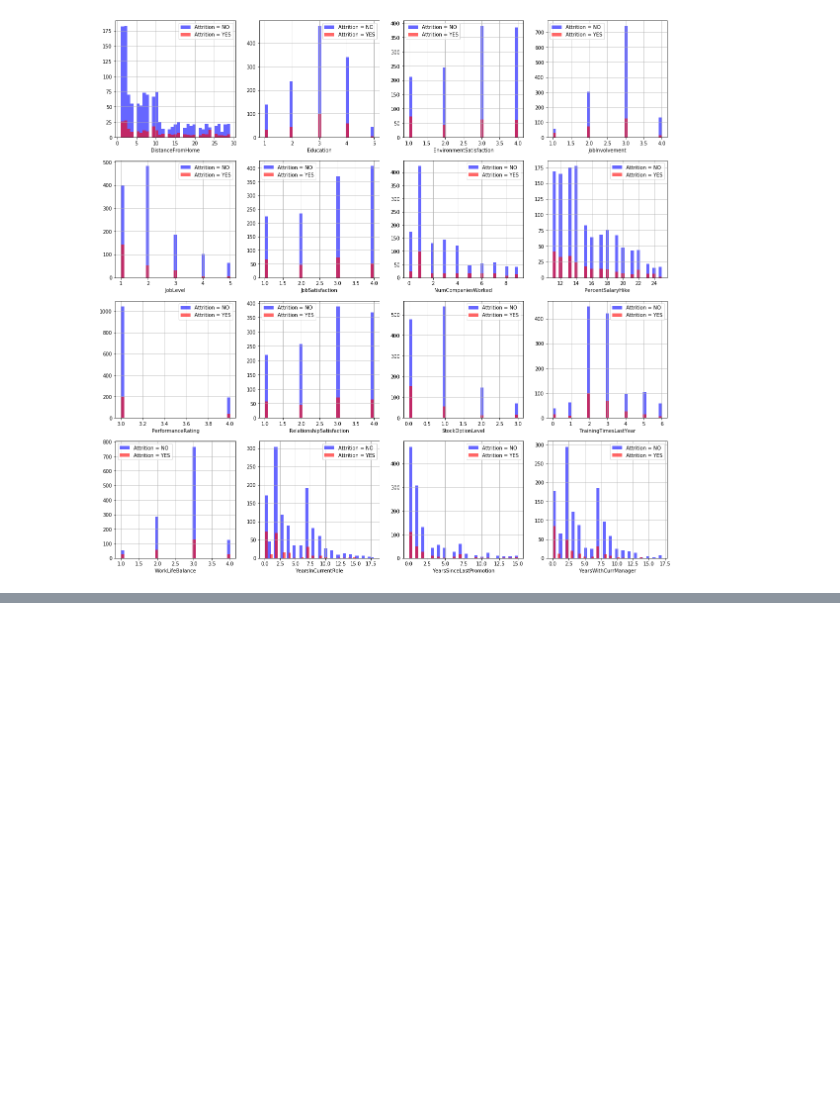
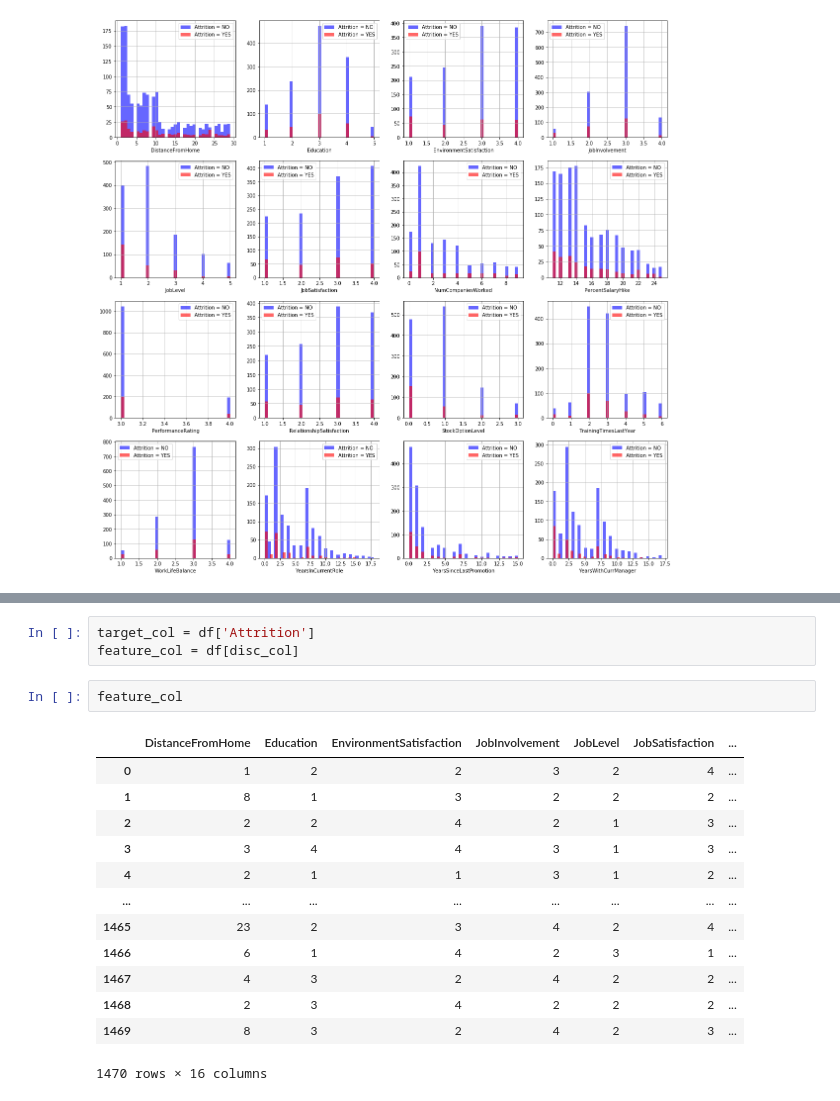
Before and after one commit to fftruth/IBM_HR_Analytics, a Jupyter notebook: analysis.ipynb, the cells around one changed output, grey strips where cells are left out. Drawn from its saved outputs; the diff is of its cells as text; blank space fills up the shorter version.

```diff
--- a/analysis.ipynb
+++ b/analysis.ipynb
@@ -219,0 +273,19 @@ for i, column in enumerate(disc_col, 1):
+# %%
+target_col = df['Attrition']
+feature_col = df[disc_col]
+# %%
+feature_col
+# %% [output]
+|  | DistanceFromHome | Education | EnvironmentSatisfaction | JobInvolvement | JobLevel | JobSatisfaction | ... |
+| 0 | 1 | 2 | 2 | 3 | 2 | 4 | ... |
+| 1 | 8 | 1 | 3 | 2 | 2 | 2 | ... |
+| 2 | 2 | 2 | 4 | 2 | 1 | 3 | ... |
+| 3 | 3 | 4 | 4 | 3 | 1 | 3 | ... |
+| 4 | 2 | 1 | 1 | 3 | 1 | 2 | ... |
+| ... | ... | ... | ... | ... | ... | ... | ... |
+| 1465 | 23 | 2 | 3 | 4 | 2 | 4 | ... |
+| 1466 | 6 | 1 | 4 | 2 | 3 | 1 | ... |
+| 1467 | 4 | 3 | 2 | 4 | 2 | 2 | ... |
+| 1468 | 2 | 3 | 4 | 2 | 2 | 2 | ... |
+| 1469 | 8 | 3 | 2 | 4 | 2 | 3 | ... |
+1470 rows × 16 columns
```
Also changed, not shown: parts of 6 cells of this notebook.
